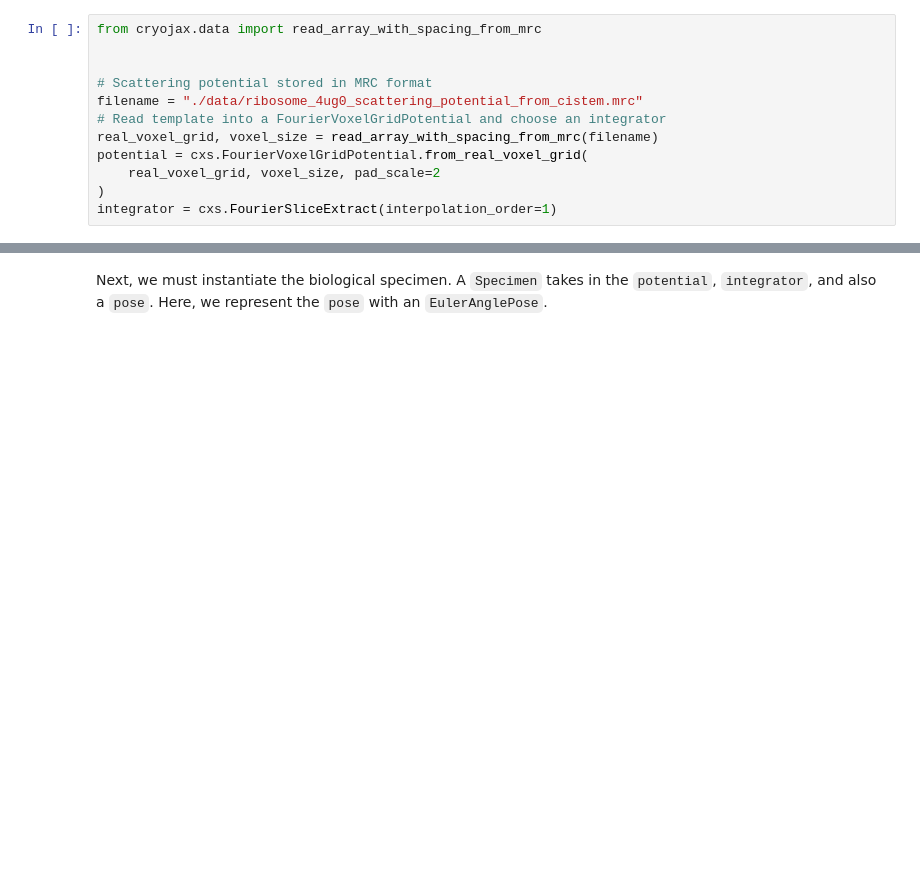
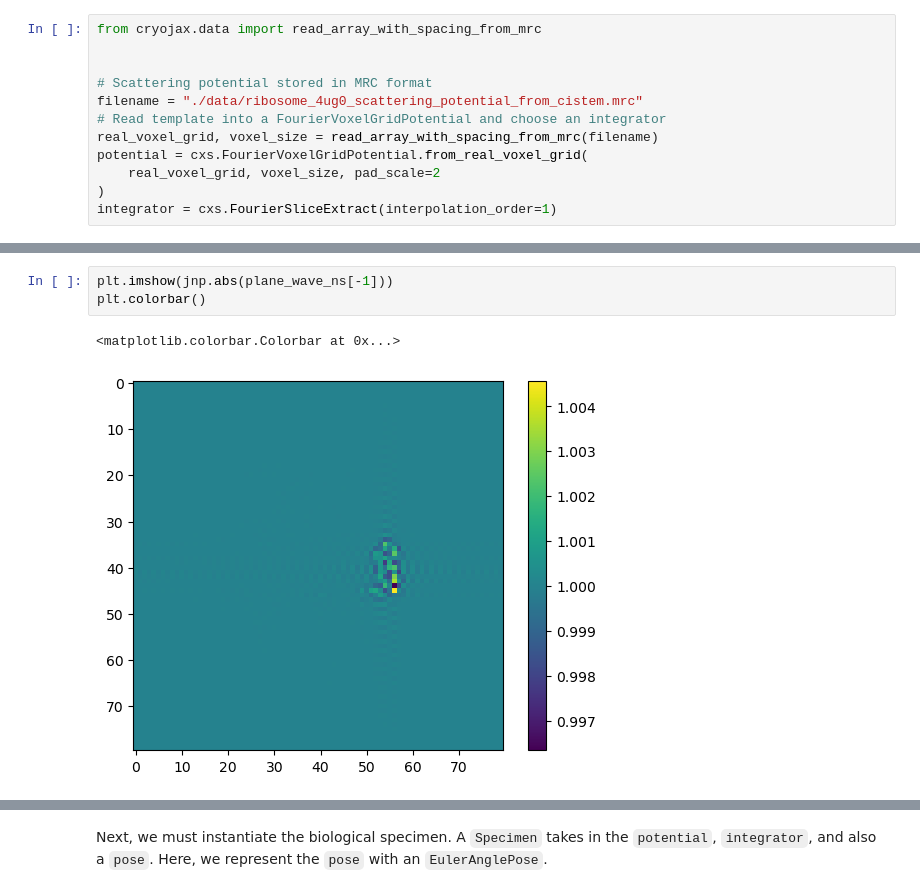
Before and after one commit to mjo22/cryojax, a Jupyter notebook: docs/examples/simulate-image.ipynb, the cells around one changed output, grey strips where cells are left out. Saved outputs shown, nothing was run; the diff lists cells and outputs as text; blank space fills up the shorter version.

```diff
--- a/docs/examples/simulate-image.ipynb
+++ b/docs/examples/simulate-image.ipynb
@@ -38,0 +115,6 @@ integrator = cxs.FourierSliceExtract(interpolation_order=1)
+# %%
+plt.imshow(jnp.abs(plane_wave_ns[-1]))
+plt.colorbar()
+# %% [output]
+<matplotlib.colorbar.Colorbar at 0x...>
+[figure, added]
```
Also changed, not shown: parts of 11 cells of this notebook, 1 other file.
